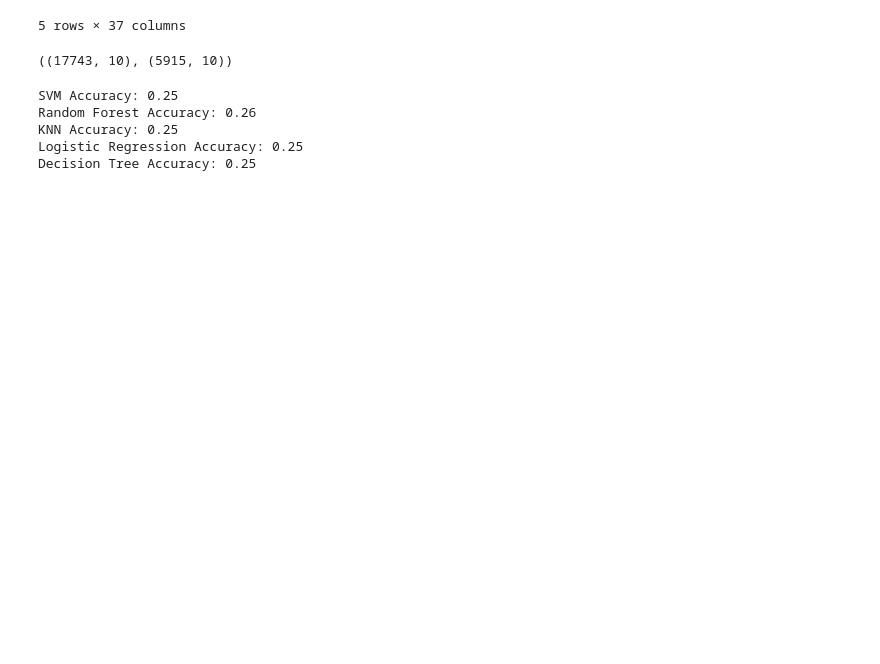
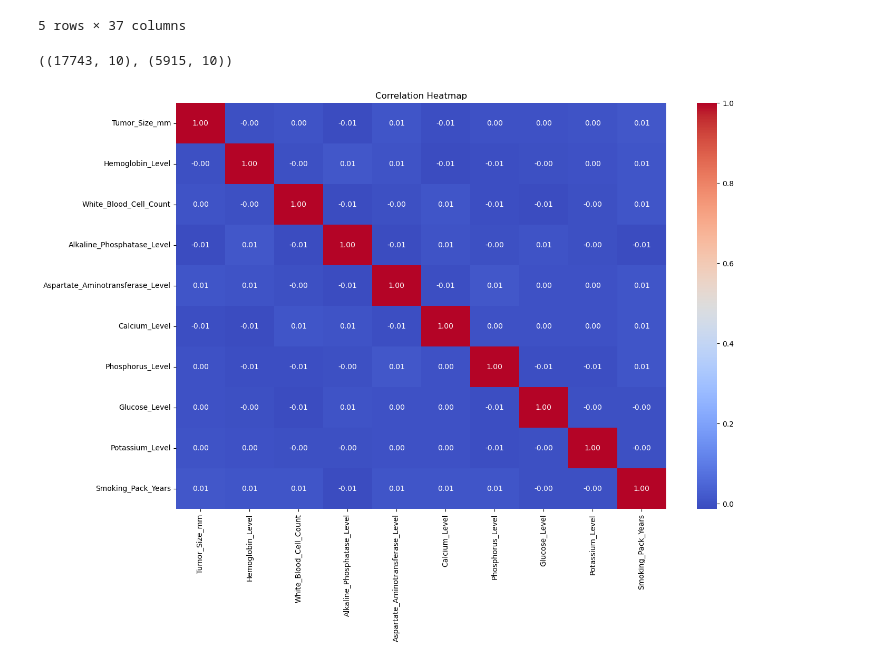
Before and after one commit to Kamal-Khadka101/Pandas-for-ML, a Jupyter notebook: Homeworks/Assignment -/lung_cancer_data.csv/Lung Cancer Again.ipynb, the cells around one changed output. Saved outputs shown, nothing was run; the diff lists cells and outputs as text; code cells hidden in the pictures; blank space fills up the shorter version.

```diff
--- a/Homeworks/Assignment -/lung_cancer_data.csv/Lung Cancer Again.ipynb
+++ b/Homeworks/Assignment -/lung_cancer_data.csv/Lung Cancer Again.ipynb
@@ -99,23 +101,23 @@ X_train.shape, X_test.shape
 scaler = StandardScaler()
 X_train = scaler.fit_transform(X_train)
 X_test = scaler.transform(X_test)
-# %%
-models = {
-    'SVM': SVC(),
-    'Random Forest': RandomForestClassifier(),
-    'KNN': KNeighborsClassifier(),
-    'Logistic Regression': LogisticRegression(),
-    'Decision Tree': DecisionTreeClassifier()
-}
-
-for name, model in models.items():
-    model.fit(X_train, y_train)
-    y_pred = model.predict(X_test)
-    accuracy = accuracy_score(y_test, y_pred)
-    print(f"{name} Accuracy: {accuracy:.2f}")
-# %% [output]
-SVM Accuracy: 0.25
-Random Forest Accuracy: 0.26
-KNN Accuracy: 0.25
-Logistic Regression Accuracy: 0.25
-Decision Tree Accuracy: 0.25
+# %%
+# Filtering columns to visualize a heatmap
+selected_columns = ['Tumor_Size_mm', 'Hemoglobin_Level', 'White_Blood_Cell_Count',
+       'Alkaline_Phosphatase_Level', 'Aspartate_Aminotransferase_Level',
+       'Calcium_Level', 'Phosphorus_Level', 'Glucose_Level', 'Potassium_Level',
+       'Smoking_Pack_Years']
+
+# Creating a subset of dataframe
+subset_df = df[selected_columns]
+
+# Correlation matrix
+correlation_matrix = subset_df.corr()
+
+# Plotting the heatmap
+plt.figure(figsize=(15, 10))
+sns.heatmap(correlation_matrix, annot=True, cmap='coolwarm',  fmt='.2f')
+plt.title('Correlation Heatmap')
+plt.show()
+# %% [output]
+[figure, added]
```
Also changed, not shown: parts of 2 cells of this notebook, 8 other files.
